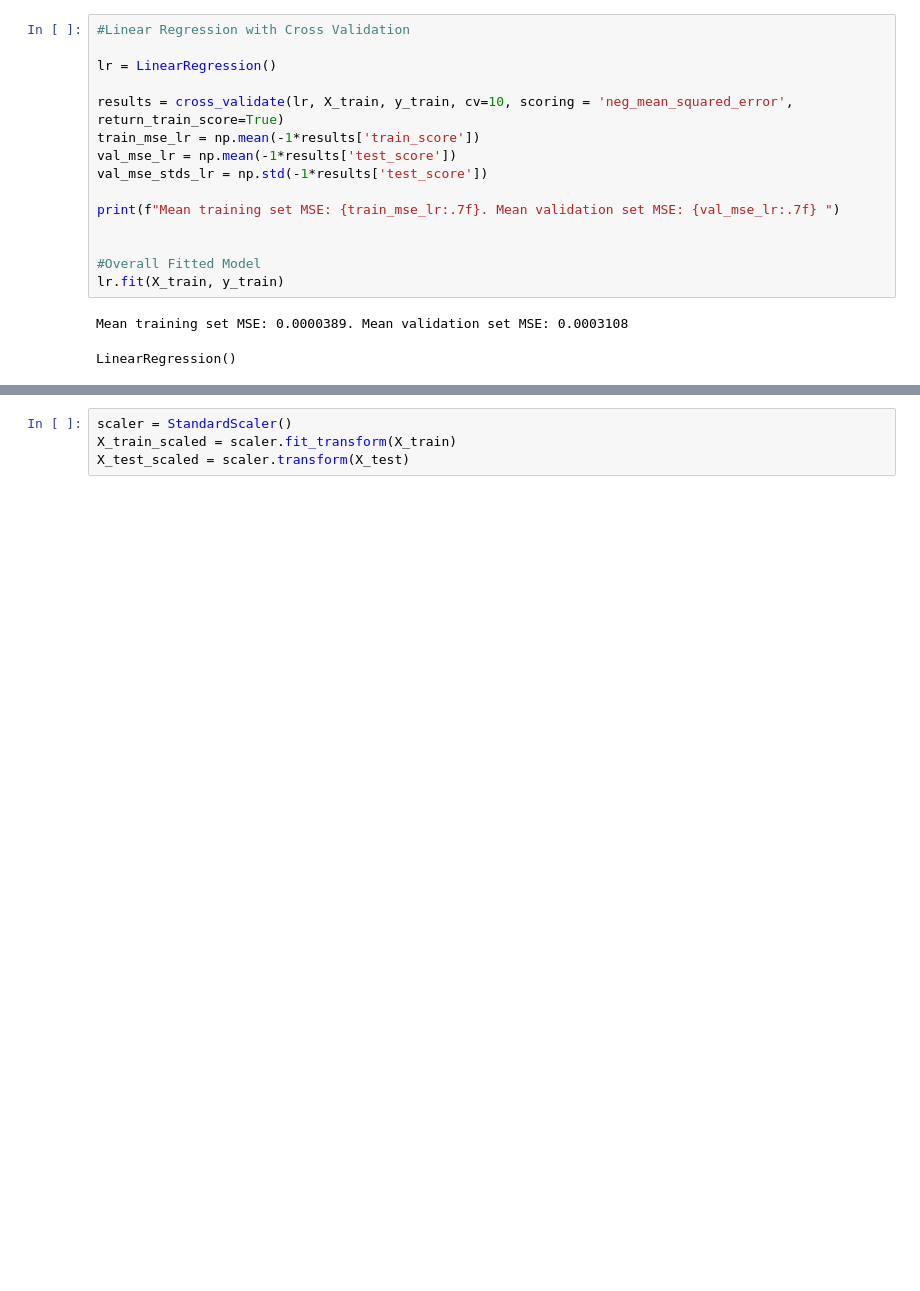
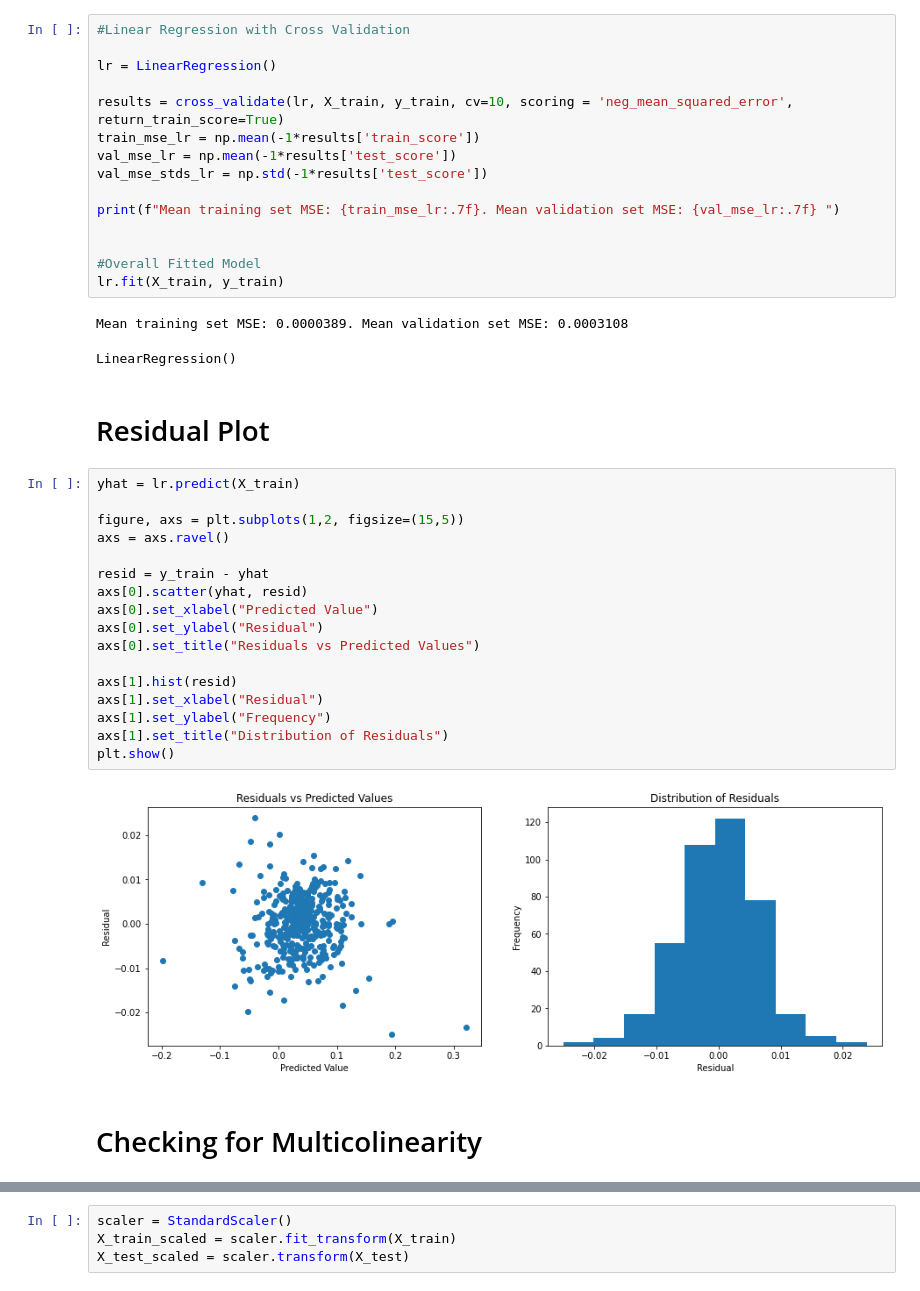
Before and after one commit to eshantewari/cs109-final-project, a Jupyter notebook: Linear Regression Model.ipynb, the cells around one changed output, grey strips where cells are left out. Saved outputs shown, nothing was run; the diff lists cells and outputs as text; blank space fills up the shorter version.

```diff
--- a/Linear Regression Model.ipynb
+++ b/Linear Regression Model.ipynb
@@ -143,3 +143,26 @@ lr.fit(X_train, y_train)
 # %% [output]
 Mean training set MSE: 0.0000389. Mean validation set MSE: 0.0003108
 LinearRegression()
+# %% [markdown]
+# Residual Plot
+# %%
+yhat = lr.predict(X_train)
+
+figure, axs = plt.subplots(1,2, figsize=(15,5))
+axs = axs.ravel()
+
+resid = y_train - yhat
+axs[0].scatter(yhat, resid)
+axs[0].set_xlabel("Predicted Value")
+axs[0].set_ylabel("Residual")
+axs[0].set_title("Residuals vs Predicted Values")
+
+axs[1].hist(resid)
+axs[1].set_xlabel("Residual")
+axs[1].set_ylabel("Frequency")
+axs[1].set_title("Distribution of Residuals")
+plt.show()
+# %% [output]
+[figure, added]
+# %% [markdown]
+# Checking for Multicolinearity
```
Also changed, not shown: parts of 9 cells of this notebook, 1 other file.
